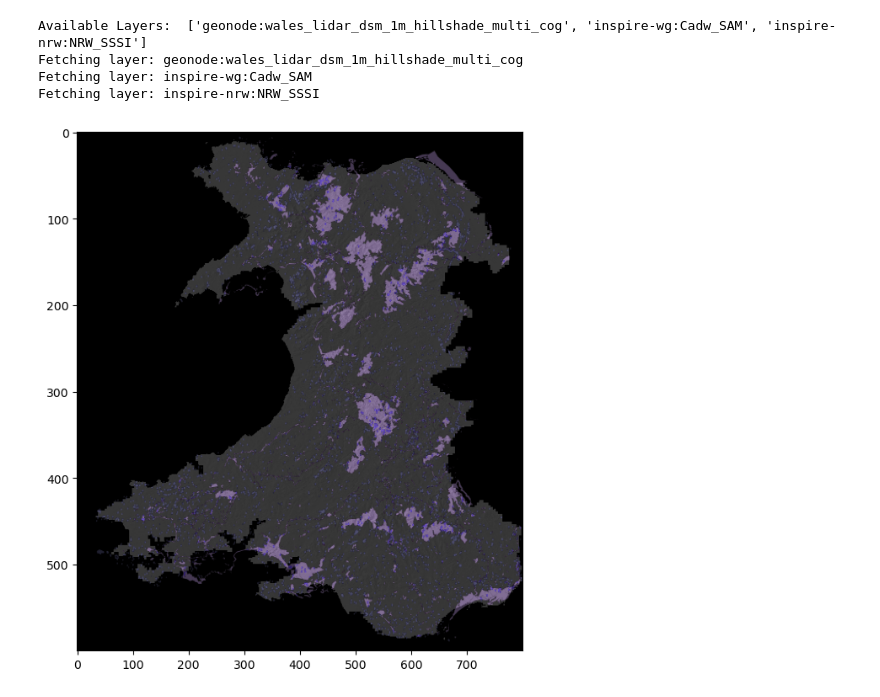
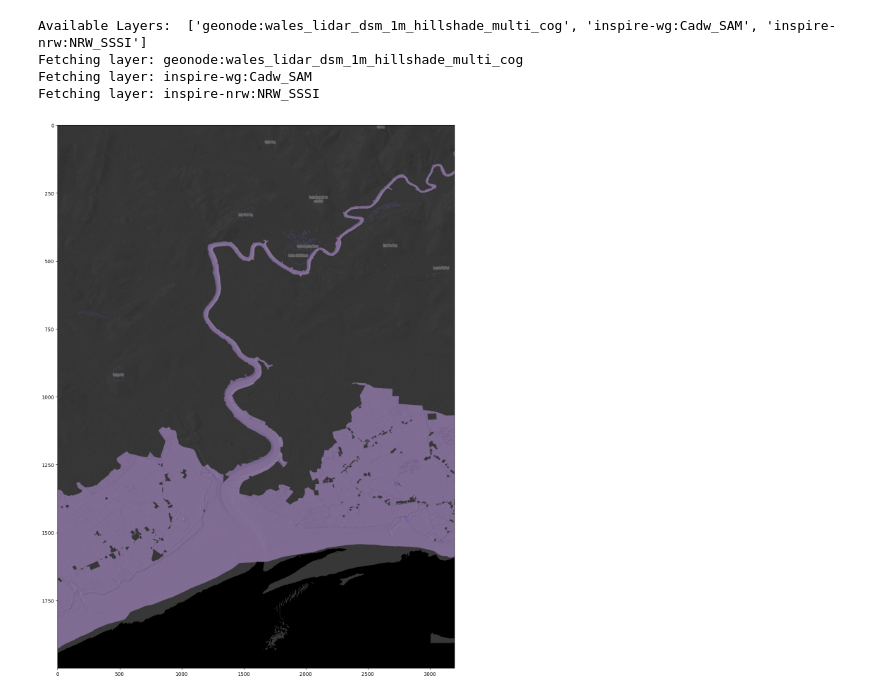
Before and after one commit to RoryThomas16/Scheduled-Monument-Detector, a Jupyter notebook: ScheduledMonumentDetector.ipynb, the cells around one changed output. Saved outputs shown, nothing was run; the diff lists cells and outputs as text; code cells hidden in the pictures.

Commit message:
Added change for the ability to manually set bounding box, and upped resolution of image. Note - for development I have limited scope to Newport

```diff
--- a/ScheduledMonumentDetector.ipynb
+++ b/ScheduledMonumentDetector.ipynb
@@ -10,13 +10,17 @@ import pandas as pd
 import geopandas as gpd
 import matplotlib.pyplot as plt
 # %%
-def fetch_wms_data(wms_url, width, height, srs="EPSG:4326", format="image/png", version="1.3.0"):
+def fetch_wms_data(wms_url, width, height, bbox_method = 'auto', srs="EPSG:4326", format="image/png", version="1.3.0"):
     """
     Fetches map data from a WMS endpoint.
 
     Parameters:
         wms_url (str): The URL of the WMS endpoint.
-        size (tuple): The width and height (respectively) of the requested image in pixels.
+        width (int): The width of the requested image in pixels.
+        height (int): The height of the requested image in pixels.
+        bbox_method: The method to calculate the bounding box (default is 'auto'):
+            'auto' (str): Use the bounding box defined by the layer
+            (tuple): Use the provided bounding box coordinates (min-x, min-y, max-x, max-y).
         srs (str): The spatial reference system (default is "EPSG:4326").
         format (str): The format of the returned image (default is "image/png").
         version (str): The WMS version to use (default is "1.3.0").
@@ -51,11 +55,13 @@ def fetch_wms_data(wms_url, width, height, srs="EPSG:4326", format="image/png",
             return None
         elif len(layers) == 1:
             layer = layers[0]
-            return get_response(layer, wms[layer].boundingBox)
+            bbox = wms[layer].boundingBoxWGS84 if bbox_method == 'auto' else bbox_method
+            return get_response(layer, bbox)
         elif len(layers) > 1:
             response_list = []
             for layer in layers:
-                response_list.append(get_response(layer,wms[layer].boundingBox))
+                bbox = wms[layer].boundingBoxWGS84 if bbox_method == 'auto' else bbox_method
+                response_list.append(get_response(layer,bbox))
             return response_list
         else:
             print("An unexpected error occurred: No layers found.")
@@ -130,8 +136,9 @@ def overlay_images(image_data_list, alpha=0.5):
         print(f"An error occurred while overlaying images: {e}")
         return None
 # %%
+bbox = (-3.05, 51.50, -2.90, 51.64)  # Example bounding box coordinates (min-x, min-y, max-x, max-y)
 wms_url = "https://datamap.gov.wales/capabilities/map/scheduled-monuments-and-sssi/?ows_service=wms"
-output = fetch_wms_data(wms_url, width = 800, height = 600)
+output = fetch_wms_data(wms_url, width = 3200, height = 2000, bbox_method=bbox, srs="EPSG:4326", format="image/png", version="1.3.0")
 raw_output = save_image(output)
 overlay_output = overlay_images(output)
 # %% [output]
@@ -140,12 +147,11 @@ Fetching layer: geonode:wales_lidar_dsm_1m_hillshade_multi_cog
 Fetching layer: inspire-wg:Cadw_SAM
 Fetching layer: inspire-nrw:NRW_SSSI
 # %%
-tot = len(raw_output) + 1
-fig = plt.figure(figsize=(15, 8))  # Basic Figure Setup
+fig = plt.figure(figsize=(32, 20))  # Basic Figure Setup
 # Add Overlay Image
 ax = fig.add_subplot(1, 2, 1)
 ax.set_facecolor((0., 0., 0.))
 ax.imshow(overlay_output, aspect='auto')
 plt.show()
 # %% [output]
-[figure, old version]
+[figure, new version]
```
